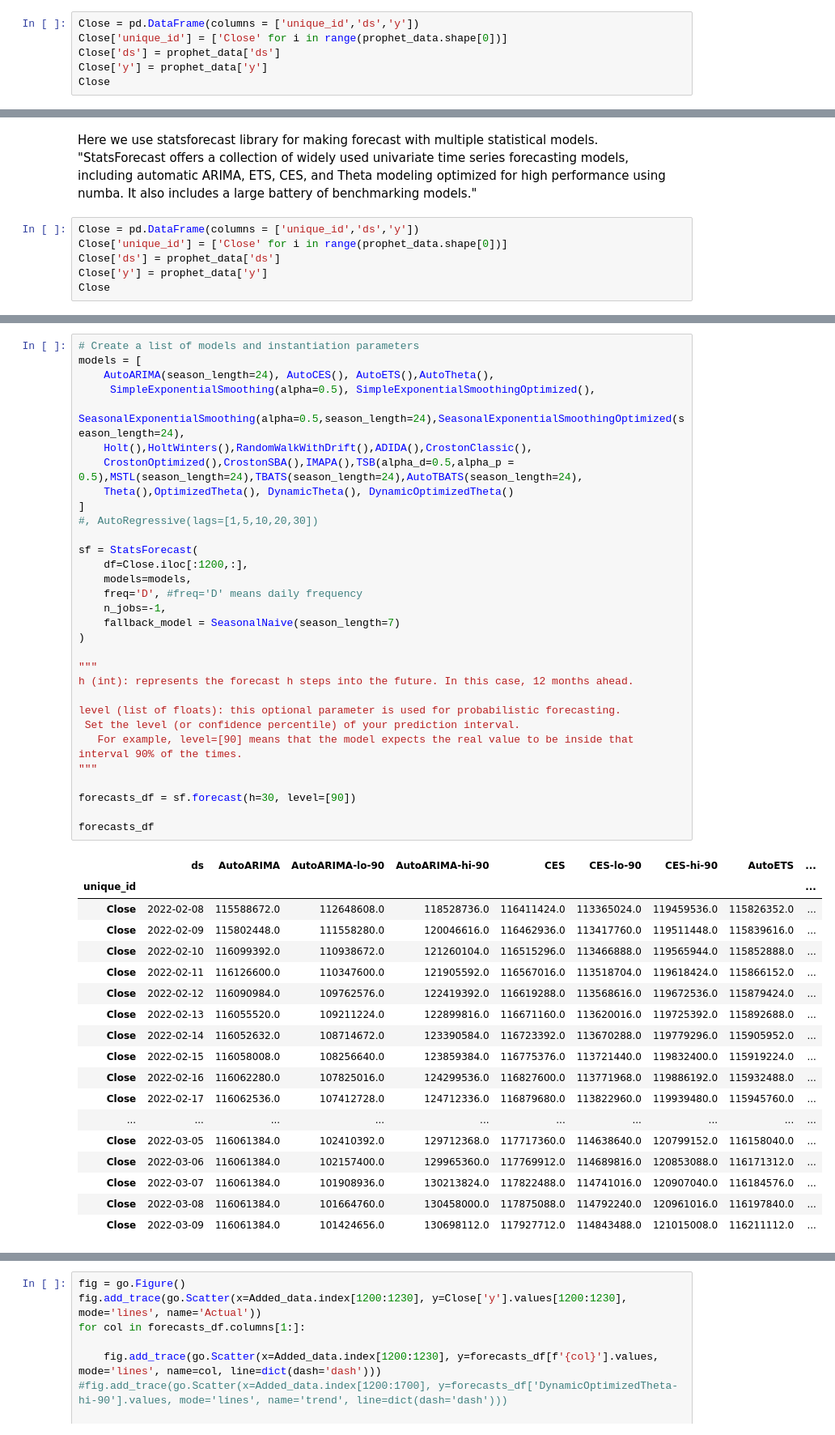
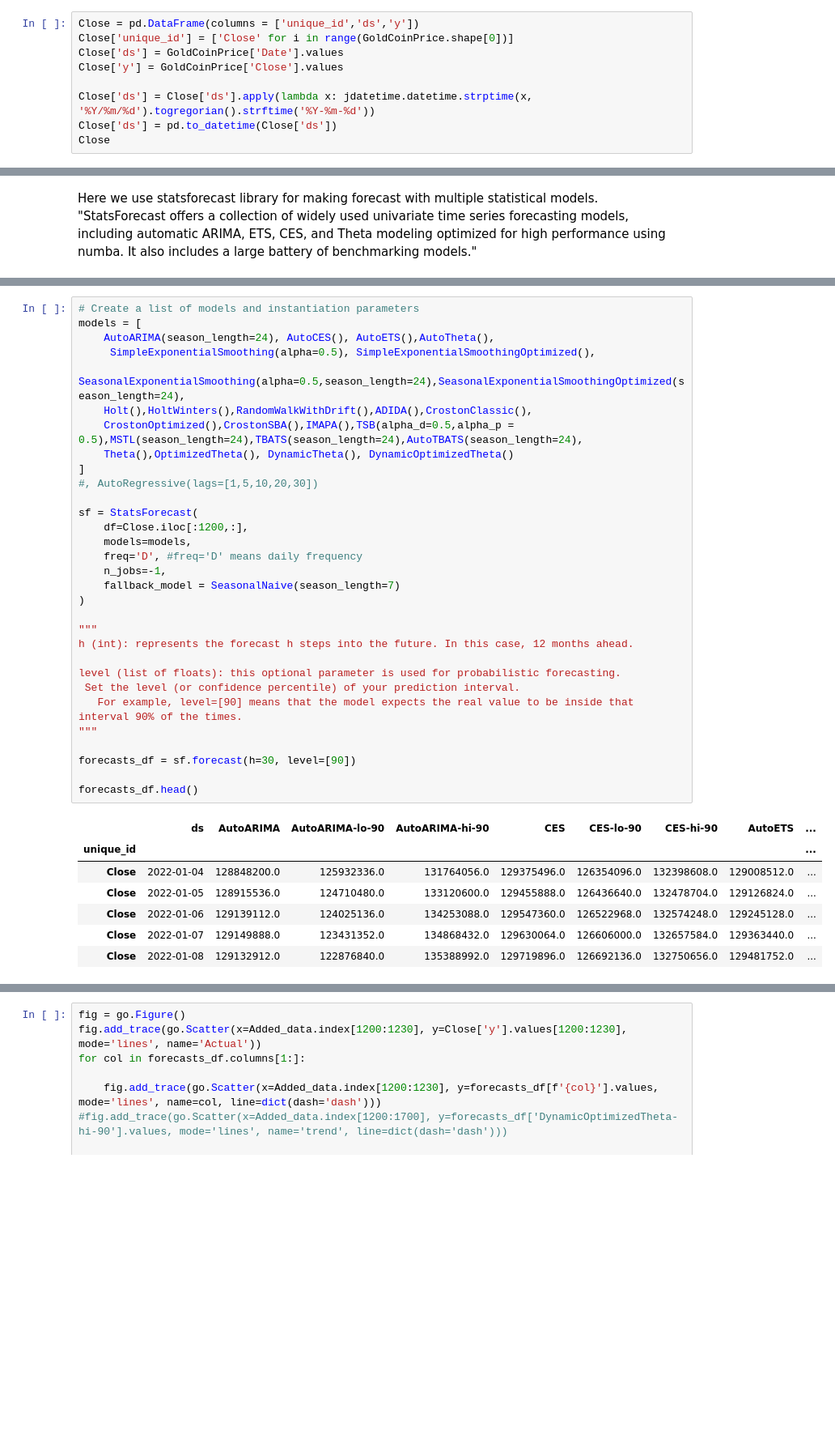
Before and after one commit to KhashayarRahimi/Option-Pricing, a Jupyter notebook: Persian_Option_Pricing.ipynb, the cells around one changed output, grey strips where cells are left out. Shown: that part at 81% size. Cells and saved outputs as stored; diff of their text form; blank space fills up the shorter version.

```diff
--- a/Persian_Option_Pricing.ipynb
+++ b/Persian_Option_Pricing.ipynb
@@ -603,9 +603,12 @@ fig.show()
 ### 3. MLForecast
 # %%
 Close = pd.DataFrame(columns = ['unique_id','ds','y'])
-Close['unique_id'] = ['Close' for i in range(prophet_data.shape[0])]
-Close['ds'] = prophet_data['ds']
-Close['y'] = prophet_data['y']
+Close['unique_id'] = ['Close' for i in range(GoldCoinPrice.shape[0])]
+Close['ds'] = GoldCoinPrice['Date'].values
+Close['y'] = GoldCoinPrice['Close'].values
+
+Close['ds'] = Close['ds'].apply(lambda x: jdatetime.datetime.strptime(x, '%Y/%m/%d').togregorian().strftime('%Y-%m-%d'))
+Close['ds'] = pd.to_datetime(Close['ds'])
 Close
 # %% [output]
 |  | unique_id | ds | y |
@@ -1465,9 +866,3 @@ sorted_DeepLearningModelsMeanError
 # %% [markdown]
 Here we use statsforecast library for making forecast with multiple statistical models.\
 "StatsForecast offers a collection of widely used univariate time series forecasting models, including automatic ARIMA, ETS, CES, and Theta modeling optimized for high performance using numba. It also includes a large battery of benchmarking models."
-# %%
-Close = pd.DataFrame(columns = ['unique_id','ds','y'])
-Close['unique_id'] = ['Close' for i in range(prophet_data.shape[0])]
-Close['ds'] = prophet_data['ds']
-Close['y'] = prophet_data['y']
-Close
@@ -1491,47 +872,36 @@ models = [
     AutoARIMA(season_length=24), AutoCES(), AutoETS(),AutoTheta(),
      SimpleExponentialSmoothing(alpha=0.5), SimpleExponentialSmoothingOptimized(),
     SeasonalExponentialSmoothing(alpha=0.5,season_length=24),SeasonalExponentialSmoothingOptimized(season_length=24),
     Holt(),HoltWinters(),RandomWalkWithDrift(),ADIDA(),CrostonClassic(),
     CrostonOptimized(),CrostonSBA(),IMAPA(),TSB(alpha_d=0.5,alpha_p = 0.5),MSTL(season_length=24),TBATS(season_length=24),AutoTBATS(season_length=24),
     Theta(),OptimizedTheta(), DynamicTheta(), DynamicOptimizedTheta()
 ]
 #, AutoRegressive(lags=[1,5,10,20,30])
 
 sf = StatsForecast(
     df=Close.iloc[:1200,:],
     models=models,
     freq='D', #freq='D' means daily frequency
     n_jobs=-1,
     fallback_model = SeasonalNaive(season_length=7)
 )
 
 """
 h (int): represents the forecast h steps into the future. In this case, 12 months ahead.
 
 level (list of floats): this optional parameter is used for probabilistic forecasting.
  Set the level (or confidence percentile) of your prediction interval.
    For example, level=[90] means that the model expects the real value to be inside that interval 90% of the times.
 """
 
 forecasts_df = sf.forecast(h=30, level=[90])
 
-forecasts_df
+forecasts_df.head()
 # %% [output]
 |  | ds | AutoARIMA | AutoARIMA-lo-90 | AutoARIMA-hi-90 | CES | CES-lo-90 | CES-hi-90 | AutoETS | ... |
 | unique_id |  |  |  |  |  |  |  |  | ... |
-| Close | 2022-02-08 | 115588672.0 | 112648608.0 | 118528736.0 | 116411424.0 | 113365024.0 | 119459536.0 | 115826352.0 | ... |
-| Close | 2022-02-09 | 115802448.0 | 111558280.0 | 120046616.0 | 116462936.0 | 113417760.0 | 119511448.0 | 115839616.0 | ... |
-| Close | 2022-02-10 | 116099392.0 | 110938672.0 | 121260104.0 | 116515296.0 | 113466888.0 | 119565944.0 | 115852888.0 | ... |
-| Close | 2022-02-11 | 116126600.0 | 110347600.0 | 121905592.0 | 116567016.0 | 113518704.0 | 119618424.0 | 115866152.0 | ... |
-| Close | 2022-02-12 | 116090984.0 | 109762576.0 | 122419392.0 | 116619288.0 | 113568616.0 | 119672536.0 | 115879424.0 | ... |
-| Close | 2022-02-13 | 116055520.0 | 109211224.0 | 122899816.0 | 116671160.0 | 113620016.0 | 119725392.0 | 115892688.0 | ... |
-| Close | 2022-02-14 | 116052632.0 | 108714672.0 | 123390584.0 | 116723392.0 | 113670288.0 | 119779296.0 | 115905952.0 | ... |
-| Close | 2022-02-15 | 116058008.0 | 108256640.0 | 123859384.0 | 116775376.0 | 113721440.0 | 119832400.0 | 115919224.0 | ... |
-| Close | 2022-02-16 | 116062280.0 | 107825016.0 | 124299536.0 | 116827600.0 | 113771968.0 | 119886192.0 | 115932488.0 | ... |
-| Close | 2022-02-17 | 116062536.0 | 107412728.0 | 124712336.0 | 116879680.0 | 113822960.0 | 119939480.0 | 115945760.0 | ... |
-| ... | ... | ... | ... | ... | ... | ... | ... | ... | ... |
-| Close | 2022-03-05 | 116061384.0 | 102410392.0 | 129712368.0 | 117717360.0 | 114638640.0 | 120799152.0 | 116158040.0 | ... |
-| Close | 2022-03-06 | 116061384.0 | 102157400.0 | 129965360.0 | 117769912.0 | 114689816.0 | 120853088.0 | 116171312.0 | ... |
-| Close | 2022-03-07 | 116061384.0 | 101908936.0 | 130213824.0 | 117822488.0 | 114741016.0 | 120907040.0 | 116184576.0 | ... |
-| Close | 2022-03-08 | 116061384.0 | 101664760.0 | 130458000.0 | 117875088.0 | 114792240.0 | 120961016.0 | 116197840.0 | ... |
-| Close | 2022-03-09 | 116061384.0 | 101424656.0 | 130698112.0 | 117927712.0 | 114843488.0 | 121015008.0 | 116211112.0 | ... |
+| Close | 2022-01-04 | 128848200.0 | 125932336.0 | 131764056.0 | 129375496.0 | 126354096.0 | 132398608.0 | 129008512.0 | ... |
+| Close | 2022-01-05 | 128915536.0 | 124710480.0 | 133120600.0 | 129455888.0 | 126436640.0 | 132478704.0 | 129126824.0 | ... |
+| Close | 2022-01-06 | 129139112.0 | 124025136.0 | 134253088.0 | 129547360.0 | 126522968.0 | 132574248.0 | 129245128.0 | ... |
+| Close | 2022-01-07 | 129149888.0 | 123431352.0 | 134868432.0 | 129630064.0 | 126606000.0 | 132657584.0 | 129363440.0 | ... |
+| Close | 2022-01-08 | 129132912.0 | 122876840.0 | 135388992.0 | 129719896.0 | 126692136.0 | 132750656.0 | 129481752.0 | ... |
```
Also changed, not shown: parts of 27 cells of this notebook.
